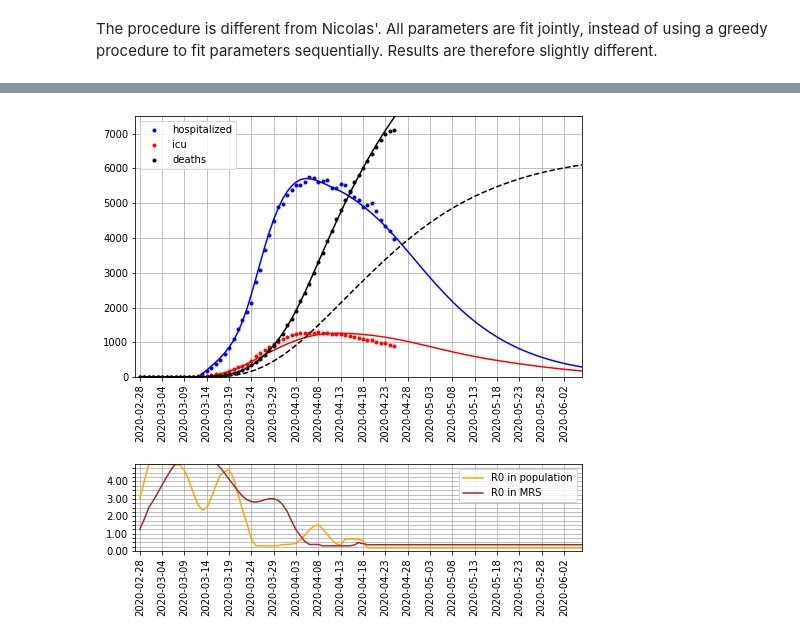
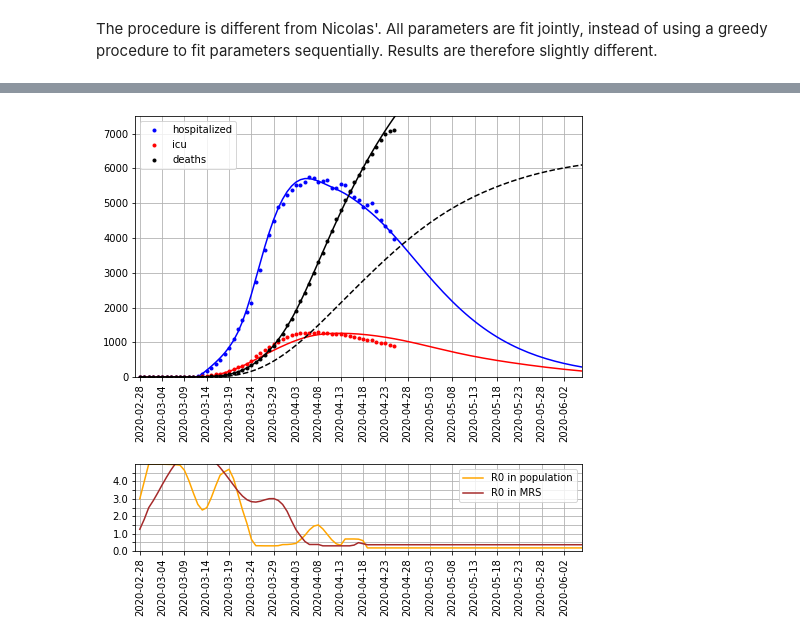
Before and after one commit to glouppe/covid19be, a Jupyter notebook: vdwnico-reimplementation-consolidated.ipynb, the cells around one changed output, grey strips where cells are left out. Saved outputs shown, nothing was run; the diff lists cells and outputs as text; code cells hidden in the pictures.

```diff
--- a/vdwnico-reimplementation-consolidated.ipynb
+++ b/vdwnico-reimplementation-consolidated.ipynb
@@ -315,39 +315,39 @@ ax[0].plot(range(1, n_days+1 + n_futures), h[1:]+l[1:], c="b")
 ax[0].plot(range(1, n_days+1), data["n_hospitalized"].values, ".", c="b", label="hospitalized")
 ax[0].plot(range(1, n_days+1 + n_futures), l[1:], c="r")
 ax[0].plot(range(1, n_days+1), data["n_icu"].values, ".", c="r", label="icu")
 ax[0].plot(range(1, n_days+1 + n_futures), m[1:] + m_mrs[1:], c="k")
 ax[0].plot(range(1, n_days+1 + n_futures), m[1:], "--", c="k")
 ax[0].plot(range(1, n_days+1), data["n_deaths"].values, ".", c="k", label="deaths")
 ax[0].grid()
 ax[0].set_ylim(0, 7500)
 ax[0].set_xlim(0, 100)
 ax[0].set_xticks(np.arange(1, 100, 5))
 ax[0].set_xticklabels([d.strftime('%Y-%m-%d') for d in pd.date_range(start="2020-02-28", end="2020-12-31")[:100:5]], rotation=90)
 ax[0].legend()
 
 # Plots R0s
-r0 = smoothen(r0)
-r0_mrs = smoothen(r0_mrs)
-r0 = np.concatenate((r0, np.array([r0[-1]] * (window + n_futures))))
-r0_mrs = np.concatenate((r0_mrs, np.array([r0_mrs[-1]] * (window + n_futures))))
+_r0 = smoothen(r0)
+_r0_mrs = smoothen(r0_mrs)
+_r0 = np.concatenate((_r0, np.array([_r0[-1]] * (window + n_futures))))
+_r0_mrs = np.concatenate((_r0_mrs, np.array([_r0_mrs[-1]] * (window + n_futures))))
 
-ax[1].plot(range(1, n_days+1 + n_futures), r0, c="orange", label="R0 in population")
-ax[1].plot(range(1, n_days+1 + n_futures), r0_mrs, c="brown", label="R0 in MRS")
+ax[1].plot(range(1, n_days+1 + n_futures), _r0, c="orange", label="R0 in population")
+ax[1].plot(range(1, n_days+1 + n_futures), _r0_mrs, c="brown", label="R0 in MRS")
 ax[1].grid(which="both")
 ax[1].set_ylim(0, 5)
-ax[1].set_yticks(np.arange(0, 5, step=0.25))
+ax[1].set_yticks(np.arange(0, 5, step=0.5))
 
 for j, label in enumerate(ax[1].get_yticklabels()):
-    if j % 4 != 0:
+    if j % 2 != 0:
         label.set_visible(False)
 ax[1].set_xlim(0, 100)
 ax[1].set_xticks(np.arange(1, 100, 5))
 ax[1].set_xticklabels([d.strftime('%Y-%m-%d') for d in pd.date_range(start="2020-02-28", end="2020-12-31")[:100:5]], rotation=90)
 ax[1].legend()
 
 plt.subplots_adjust(hspace=0.5)
 
 plt.savefig("plot.png")
 plt.show()
 # %% [output]
-[figure, old version]
+[figure, new version]
```
